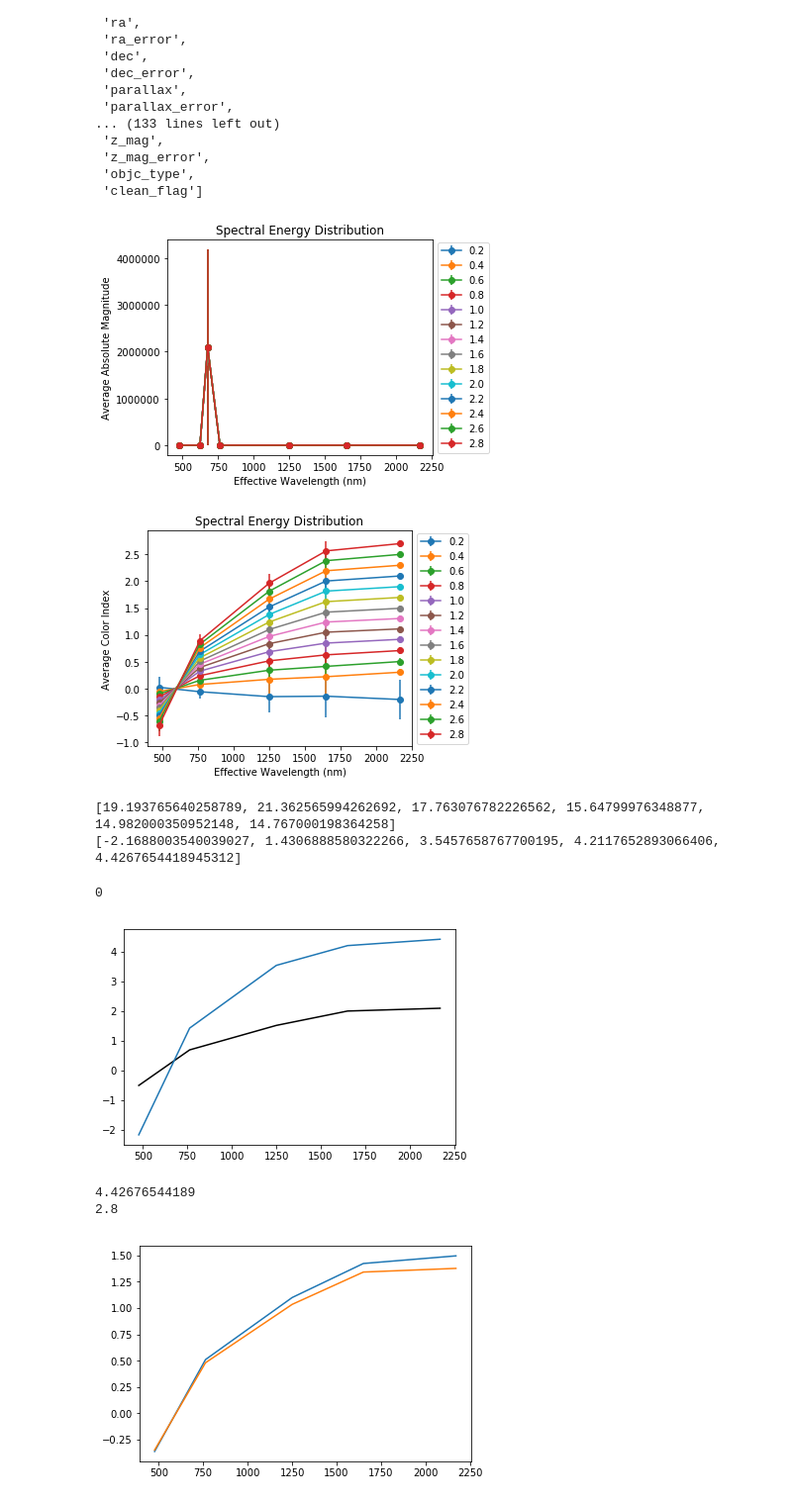
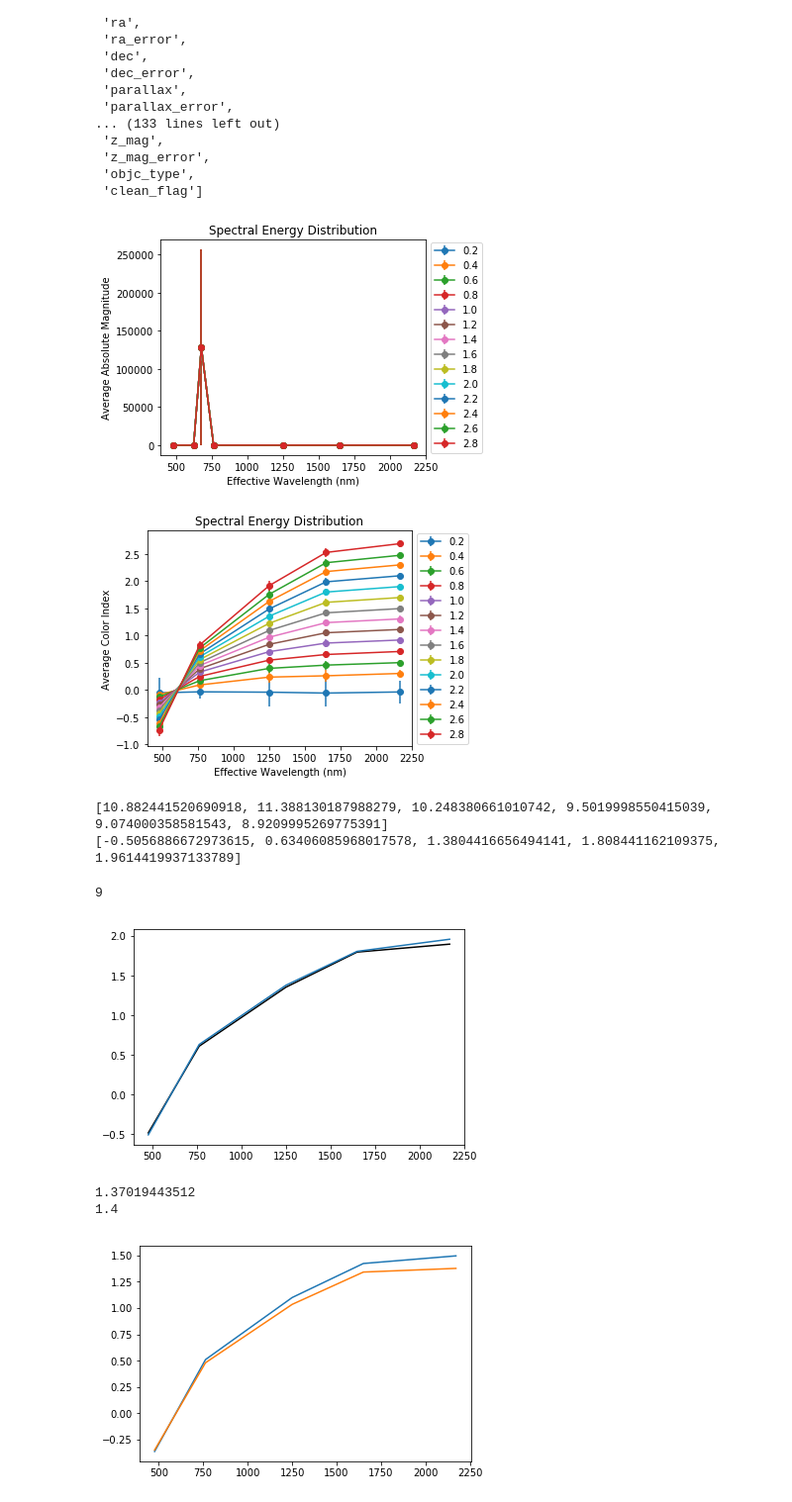
Before and after one commit to leemundy/GAIA, a Jupyter notebook: Work-Areas/khall/notebook/Data/StarFitting.ipynb, the cells around one changed output. Shown at 99% size. Cells and saved outputs as stored; diff of their text form; code cells hidden in the pictures.

```diff
--- a/Work-Areas/khall/notebook/Data/StarFitting.ipynb
+++ b/Work-Areas/khall/notebook/Data/StarFitting.ipynb
@@ -392,19 +393,45 @@ def CreatePlots(colors,abs_colors_mags,abs_color_std,color_mags,color_std):
     return
 # %%
 # DEFINE HOW MANY TEMPLATES YOU WANT TO PLOT BASED ON G-K COLOR
+Gmags = Gmag - 5 * np.log10(Dist) + 5
 
-colors = np.arange(-1,5,0.2) # EDIT THIS TO USE DESIRED NUMBER OF COLORS
-color = ColorClassification(Gmag,Kmag,colors)
+new_Gmag = []
+new_GBmag = []
+new_GRmag = []
+new_Jmag = []
+new_Hmag = []
+new_Kmag = []
+
+for i in range(len(Gmags)):
+    if(Gmags[i] < 7):
+        new_Gmag.append(Gmag[i])
+        new_GBmag.append(GBmag[i])
+        new_GRmag.append(GRmag[i])
+        new_Jmag.append(Jmag[i])
+        new_Hmag.append(Hmag[i])
+        new_Kmag.append(Kmag[i])
+new_Gmag = np.array(new_Gmag)
+new_GBmag = np.array(new_GBmag)
+new_GRmag = np.array(new_GRmag)
+new_Jmag = np.array(new_Jmag)
+new_Hmag = np.array(new_Hmag)
+new_Kmag = np.array(new_Kmag)
+
+colors = np.arange(0.2,3,0.2) # EDIT THIS TO USE DESIRED NUMBER OF COLORS
+color = ColorClassification(new_Gmag,new_Kmag,colors)
 
 stars,color_mags,color_std,color_std_err,abs_color_mags,abs_color_std,abs_color_std_err = \
-CreateTemplates(color,colors,Gmag,Kmag,GB_mags=GBmag,GR_mags=GRmag,J_mags=Jmag,H_mags=Hmag)
+CreateTemplates(color,colors,new_Gmag,new_Kmag,GB_mags=new_GBmag,GR_mags=new_GRmag,J_mags=new_Jmag,H_mags=new_Hmag)
 # %%
+
+
 CreatePlots(colors,abs_color_mags,abs_color_std,color_mags,color_std)
 # %% [output]
-[figure, old version]
+[figure, new version]
-[figure, old version]
+[figure, new version]
 # %%
-starBands = [Gmag[3],GBmag[3],GRmag[3],Jmag[3],Hmag[3],Kmag[3]]
+n =5
+starBands = [new_Gmag[n],new_GBmag[n],new_GRmag[n],new_Jmag[n],new_Hmag[n],new_Kmag[n]]
 print(starBands)
 
 new_starBands = []
@@ -416,8 +443,8 @@ for i in range(len(starBands)):
         new_starBands.append(G_X)
 print(new_starBands)
 # %% [output]
-[19.193765640258789, 21.362565994262692, 17.763076782226562, 15.64799976348877, 14.982000350952148, 14.767000198364258]
-[-2.1688003540039027, 1.4306888580322266, 3.5457658767700195, 4.2117652893066406, 4.4267654418945312]
+[10.882441520690918, 11.388130187988279, 10.248380661010742, 9.5019998550415039, 9.074000358581543, 8.9209995269775391]
+[-0.5056886672973615, 0.63406085968017578, 1.3804416656494141, 1.808441162109375, 1.9614419937133789]
 # %%
 # ONLY GAIA BANDS AND 2MASS BANDS
 def StarFitting(starBands,color_mags,color_std):
@@ -472,31 +499,31 @@ for i in range(len(starBands)):
 # print(new_starBands)
 
 # print('\n\n\n\n\n',color_mags,'\n\n',new_starBands)
-#print(fit)
+print(fit)
 # %% [output]
-0
+9
 # %%
 wvl2 = [354,420,477,623,677,763,913,1250,1650,2170]
-y = color_mags[10,:][~np.isnan(color_mags[10,:])]
+y = color_mags[9,:][~np.isnan(color_mags[9,:])]
 new_wvl2 = []
 for i in range(len(color_mags[3])):
     if(str(color_mags[2,i]) != 'nan'):
         new_wvl2.append(wvl2[i])
 x = new_wvl2
 
 starBands = np.array(starBands)
 new_wvl2 = np.array(new_wvl2)
 plt.plot(x,y,color='black')
 plt.plot(x,new_starBands)
 plt.show()
 
 
-print(Gmag[3]-Kmag[3])
-print(colors[13])
+print(Gmag[5]-Kmag[5])
+print(colors[6])
 # %% [output]
-[figure, old version]
+[figure, new version]
-4.42676544189
-2.8
+1.37019443512
+1.4
 # %%
 wvl2 = [354,420,477,623,677,763,913,1250,1650,2170]
 y = color_mags[7,:][~np.isnan(color_mags[7,:])]
```
Also changed, not shown: parts of 11 cells of this notebook.
